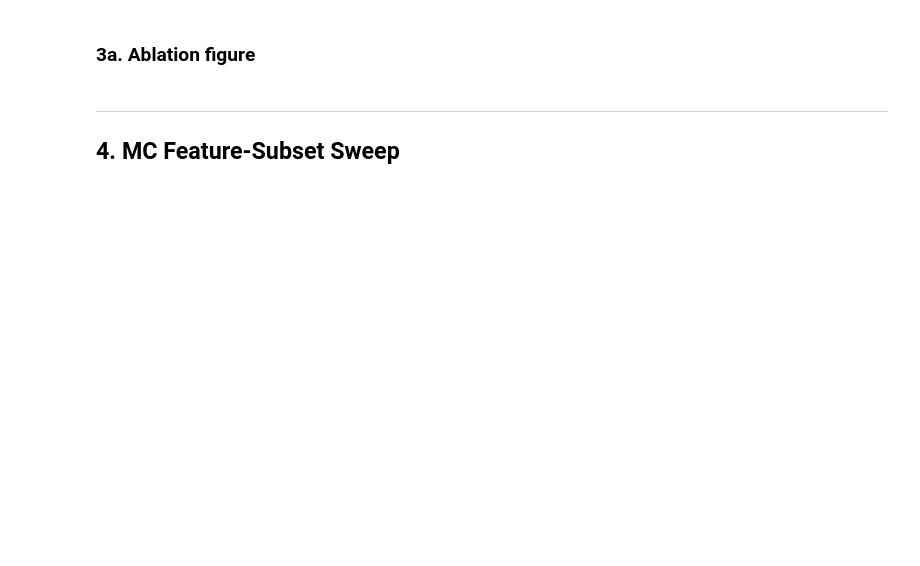
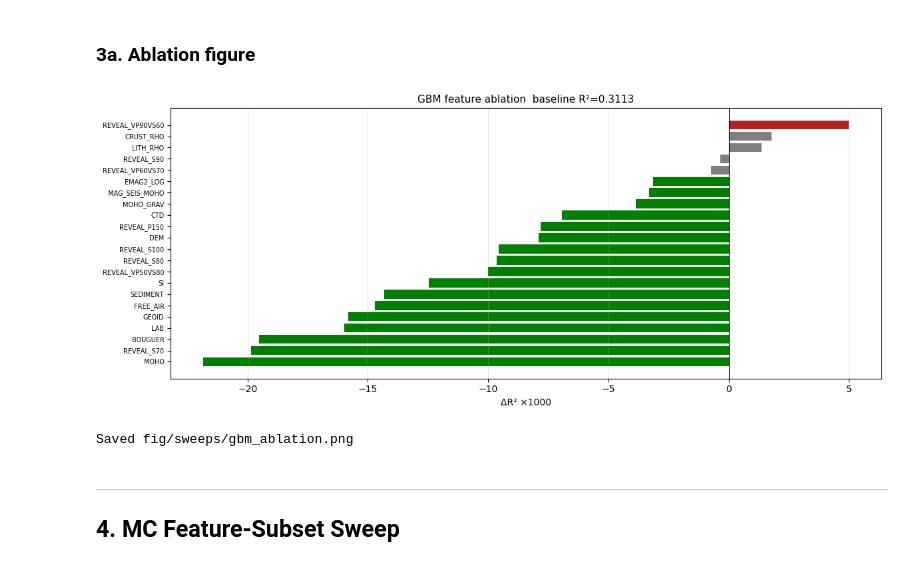
Before and after one commit to TobbeTripitaka/Aq2, a Jupyter notebook: 3b_GBM_SWEEP.ipynb, the cells around one changed output. Saved outputs shown, nothing was run; the diff lists cells and outputs as text; code cells hidden in the pictures; blank space fills up the shorter version.

```diff
--- a/3b_GBM_SWEEP.ipynb
+++ b/3b_GBM_SWEEP.ipynb
@@ -244,21 +272,30 @@ gbm_ablation_csv = sweep_dir / 'gbm_ablation_results.csv'
 t_gbm_abl_start  = time.time()
 
 if RUN_GBM_ABLATION:
-    gbm_abl_rows = []
     n = len(available)
-    for i, feat in enumerate(available):
+
+    def _ablation_one(i, feat):
         idx_keep = [j for j in range(n) if j != i]
         res      = _gbm_eval(idx_keep, best_gbm_params)
         delta    = res['r2'] - gbm_base_r2
         tag      = 'HELPFUL' if delta < -0.002 else ('HARMFUL' if delta > 0.002 else 'neutral')
-        gbm_abl_rows.append(dict(feature=feat, r2_without=res['r2'], delta_r2=delta, verdict=tag))
         print(f'{i+1:3d}/{n} drop {feat:28s}  R²={res["r2"]:.4f}  Δ={delta:+.4f}  {tag}')
+        return dict(feature=feat, r2_without=res['r2'], delta_r2=delta, verdict=tag)
+
+    gbm_abl_rows = Parallel(n_jobs=-1)(
+        delayed(_ablation_one)(i, feat)
+        for i, feat in enumerate(available)
+    )
     gbm_abl_df = pd.DataFrame(gbm_abl_rows).sort_values('delta_r2')
     gbm_abl_df.to_csv(gbm_ablation_csv, index=False)
     print(f'\nSaved {gbm_ablation_csv}')
+
 elif gbm_ablation_csv.exists():
-    gbm_abl_df = pd.read_csv(gbm_ablation_csv);  print(f'Loaded {gbm_ablation_csv}')
+    gbm_abl_df = pd.read_csv(gbm_ablation_csv)
+    print(f'Loaded {gbm_ablation_csv}')
+
 else:
-    gbm_abl_df = None;  print('No saved results — set RUN_GBM_ABLATION = True.')
+    gbm_abl_df = None
+    print('No saved results — set RUN_GBM_ABLATION = True.')
 
 t_gbm_abl_end = time.time()
@@ -267,16 +322,19 @@ t_gbm_abl_end = time.time()
 # %%
 if gbm_abl_df is not None and len(gbm_abl_df) > 0:
     fig, ax = plt.subplots(figsize=(12, 5))
-    colors = ['firebrick' if v=='HELPFUL' else ('steelblue' if v=='HARMFUL' else 'grey')
+    colors = ['green' if v=='HELPFUL' else ('firebrick' if v=='HARMFUL' else 'grey')
               for v in gbm_abl_df['verdict']]
     ax.barh(gbm_abl_df['feature'], gbm_abl_df['delta_r2']*1000, color=colors)
     ax.axvline(0, color='black', lw=0.8)
     ax.set_xlabel('ΔR² ×1000', fontsize=10)
     ax.set_title(f'GBM feature ablation  baseline R²={gbm_base_r2:.4f}', fontsize=11)
     ax.tick_params(axis='y', labelsize=7);  ax.grid(True, axis='x', alpha=0.3)
     fig.tight_layout()
     fig.savefig(fig_sweep/'gbm_ablation.png', dpi=FIG_DPI, bbox_inches='tight')
     plt.show();  print(f'Saved {fig_sweep}/gbm_ablation.png')
+# %% [output]
+[figure, added]
+Saved fig/sweeps/gbm_ablation.png
 # %% [markdown]
 ---
 ## 4. MC Feature-Subset Sweep
```
Also changed, not shown: parts of 11 cells of this notebook, 17 other files.
